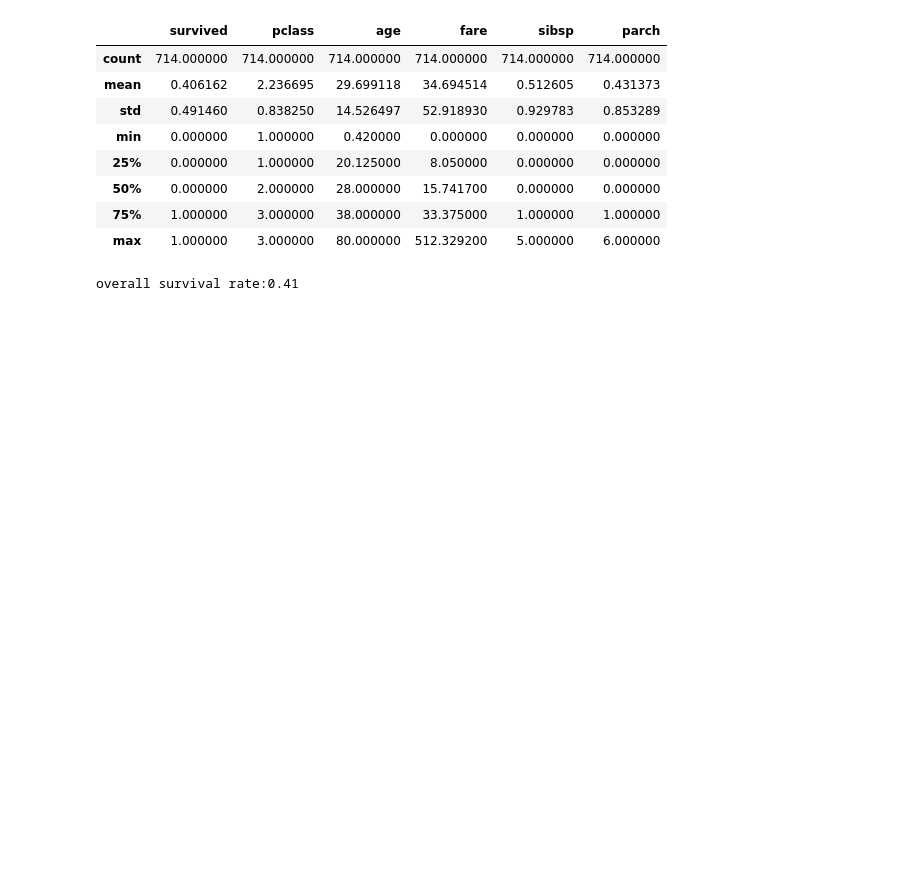
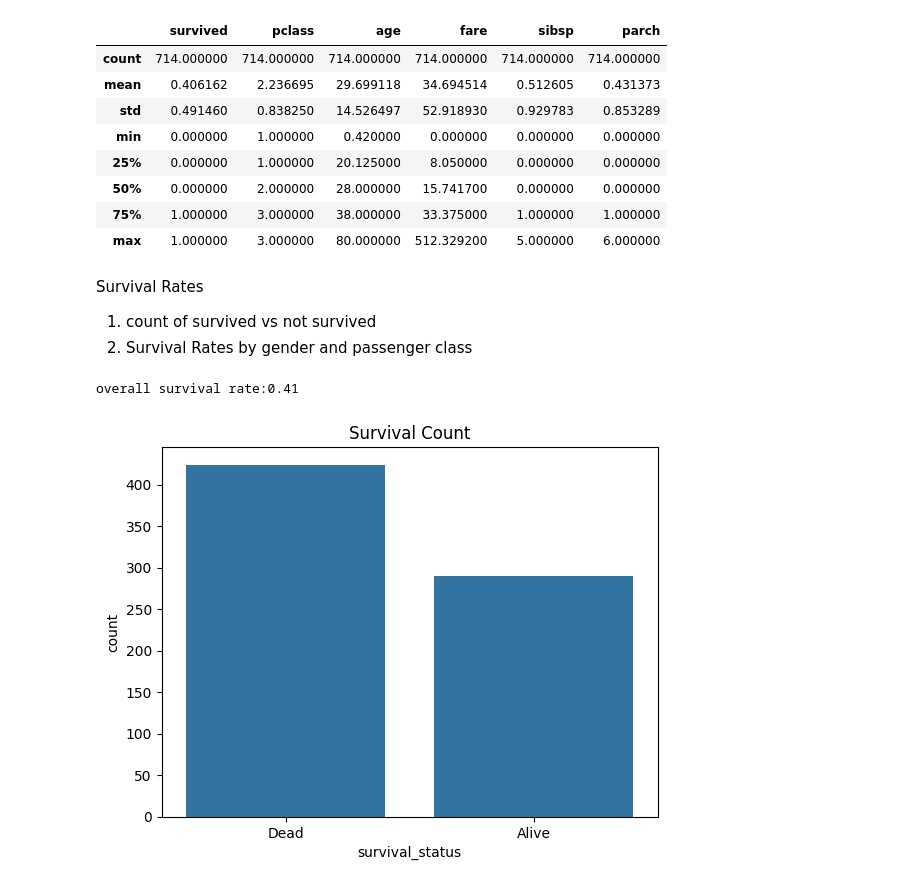
Before and after one commit to samirbahadurthapa/Titanic-Survival-Analysis, a Jupyter notebook: notebooks/titatanic_analysis.ipynb, the cells around one changed output. Cells and saved outputs as stored; diff of their text form; code cells hidden in the pictures; blank space fills up the shorter version.

Commit message:
Add visualizations: survival count, survival by gender, class, age, and fare

```diff
--- a/notebooks/titatanic_analysis.ipynb
+++ b/notebooks/titatanic_analysis.ipynb
@@ -57,8 +67,24 @@ memory usage: 44.8+ KB
 | 50% | 0.000000 | 2.000000 | 28.000000 | 15.741700 | 0.000000 | 0.000000 |
 | 75% | 1.000000 | 3.000000 | 38.000000 | 33.375000 | 1.000000 | 1.000000 |
 | max | 1.000000 | 3.000000 | 80.000000 | 512.329200 | 5.000000 | 6.000000 |
+# %% [markdown]
+Survival Rates
+
+1. count of survived vs not survived
+2. Survival Rates by gender and passenger class
 # %%
 survival_rate=df['survived'].mean()
 print(f"overall survival rate:{survival_rate:.2f}")
 # %% [output]
 overall survival rate:0.41
+# %%
+#survival count
+
+import seaborn as sns
+import matplotlib.pyplot as plt
+
+sns.countplot(data=df, x='survival_status')
+plt.title('Survival Count')
+plt.show()
+# %% [output]
+[figure, added]
```
Also changed, not shown: parts of 8 cells of this notebook.
